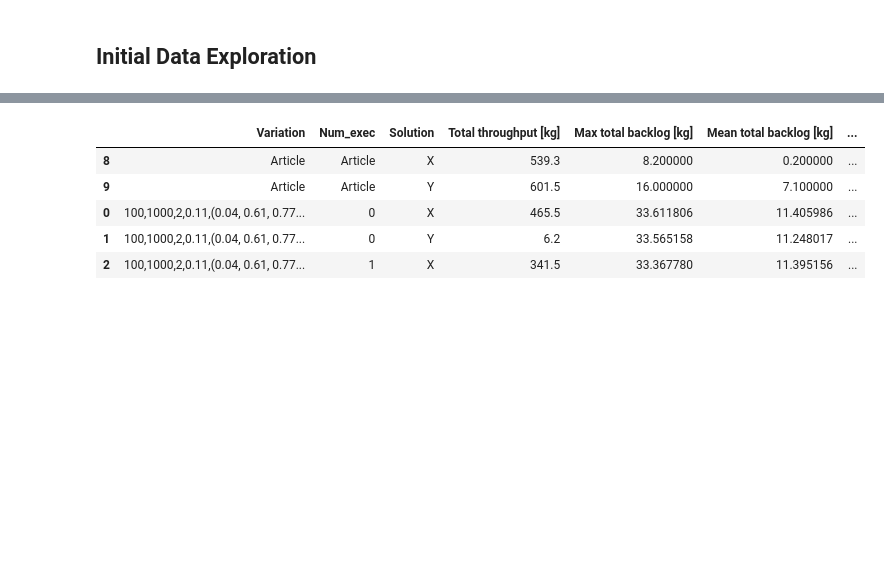
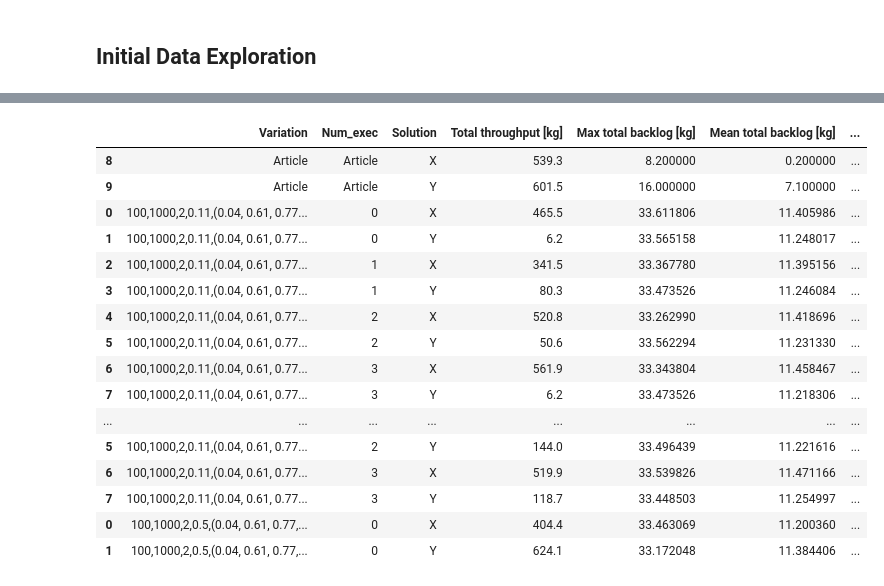
Before and after one commit to DTKx/capacityplanpy, a Jupyter notebook: 02_implementacao/reproduction.ipynb, the cells around one changed output, grey strips where cells are left out. Drawn from its saved outputs; the diff is of its cells as text; code cells hidden in the pictures; blank space fills up the shorter version.

```diff
--- a/02_implementacao/reproduction.ipynb
+++ b/02_implementacao/reproduction.ipynb
@@ -111,12 +112,23 @@ df_fexec.describe()
 # %%
-df_find.head()
+df_find
 # %% [output]
 |  | Variation | Num_exec | Solution | Total throughput [kg] | Max total backlog [kg] | Mean total backlog [kg] | ... |
 | 8 | Article | Article | X | 539.3 | 8.200000 | 0.200000 | ... |
 | 9 | Article | Article | Y | 601.5 | 16.000000 | 7.100000 | ... |
 | 0 | 100,1000,2,0.11,(0.04, 0.61, 0.77... | 0 | X | 465.5 | 33.611806 | 11.405986 | ... |
 | 1 | 100,1000,2,0.11,(0.04, 0.61, 0.77... | 0 | Y | 6.2 | 33.565158 | 11.248017 | ... |
 | 2 | 100,1000,2,0.11,(0.04, 0.61, 0.77... | 1 | X | 341.5 | 33.367780 | 11.395156 | ... |
+| 3 | 100,1000,2,0.11,(0.04, 0.61, 0.77... | 1 | Y | 80.3 | 33.473526 | 11.246084 | ... |
+| 4 | 100,1000,2,0.11,(0.04, 0.61, 0.77... | 2 | X | 520.8 | 33.262990 | 11.418696 | ... |
+| 5 | 100,1000,2,0.11,(0.04, 0.61, 0.77... | 2 | Y | 50.6 | 33.562294 | 11.231330 | ... |
+| 6 | 100,1000,2,0.11,(0.04, 0.61, 0.77... | 3 | X | 561.9 | 33.343804 | 11.458467 | ... |
+| 7 | 100,1000,2,0.11,(0.04, 0.61, 0.77... | 3 | Y | 6.2 | 33.473526 | 11.218306 | ... |
+| ... | ... | ... | ... | ... | ... | ... | ... |
+| 5 | 100,1000,2,0.11,(0.04, 0.61, 0.77... | 2 | Y | 144.0 | 33.496439 | 11.221616 | ... |
+| 6 | 100,1000,2,0.11,(0.04, 0.61, 0.77... | 3 | X | 519.9 | 33.539826 | 11.471166 | ... |
+| 7 | 100,1000,2,0.11,(0.04, 0.61, 0.77... | 3 | Y | 118.7 | 33.448503 | 11.254997 | ... |
+| 0 | 100,1000,2,0.5,(0.04, 0.61, 0.77,... | 0 | X | 404.4 | 33.463069 | 11.200360 | ... |
+| 1 | 100,1000,2,0.5,(0.04, 0.61, 0.77,... | 0 | Y | 624.1 | 33.172048 | 11.384406 | ... |
 # %%
 df_find.loc[df_find.Variation!="Article"].describe()
 # %% [output]
```
Also changed, not shown: parts of 18 cells of this notebook, 2 other files.
